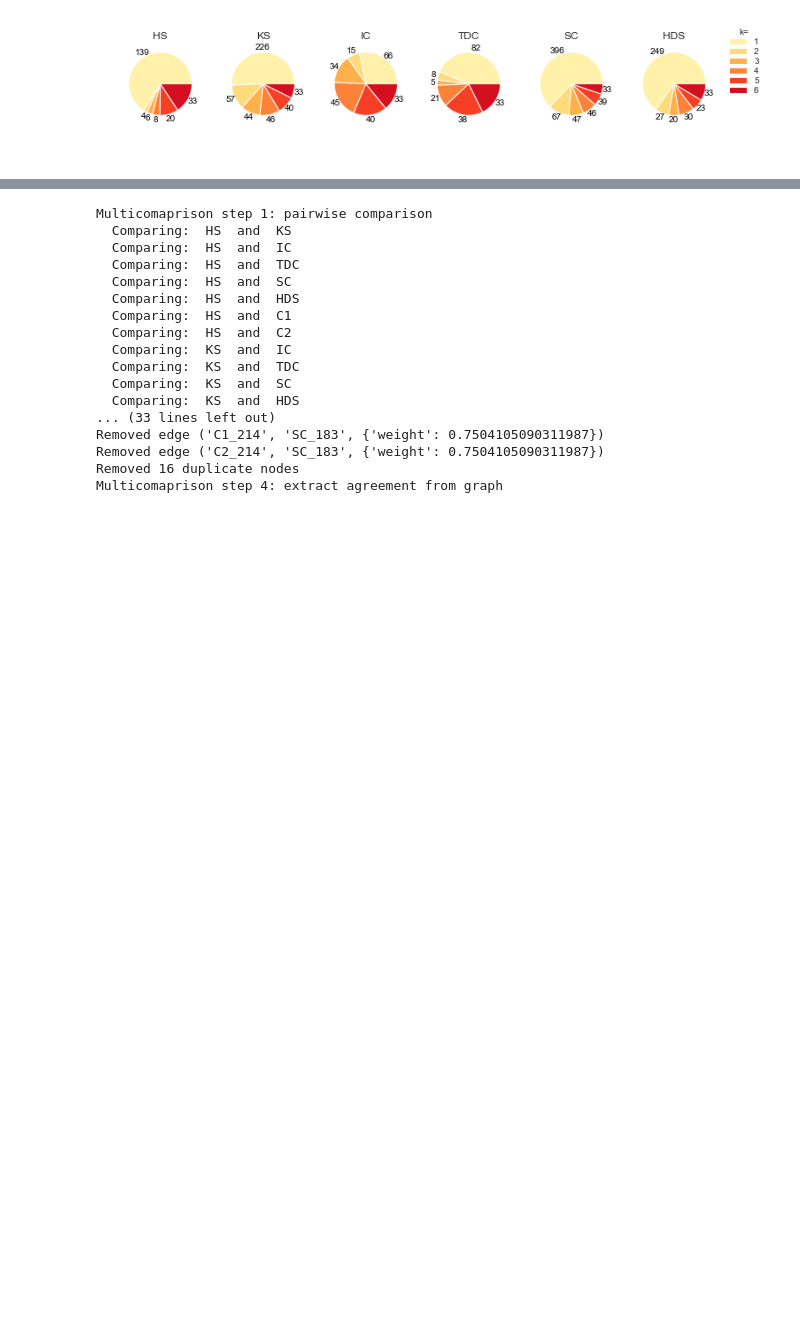
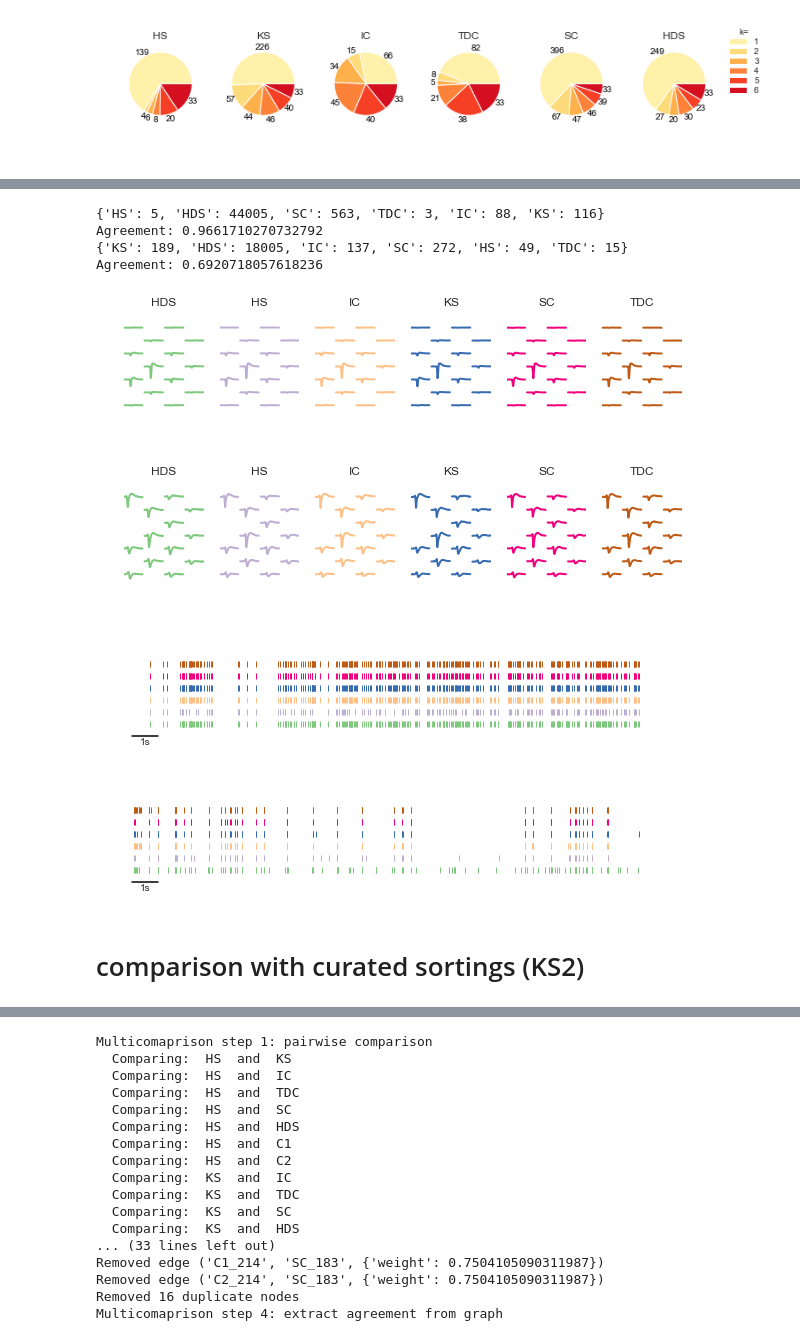
Before and after one commit to SpikeInterface/SpikeInterface.github.io, a Jupyter notebook: posts/consensus-method-for-a-neuropixels-recording.ipynb, the cells around one changed output, grey strips where cells are left out. Cells and saved outputs as stored; diff of their text form; code cells hidden in the pictures; blank space fills up the shorter version.

```diff
--- a/posts/consensus-method-for-a-neuropixels-recording.ipynb
+++ b/posts/consensus-method-for-a-neuropixels-recording.ipynb
@@ -212,3 +207,49 @@ w = sw.plot_multicomp_agreement_by_sorter(mcmp)
+# %%
+get_sorting = lambda u: [mcmp.sorting_list[i] for i,n in enumerate(mcmp.name_list) if n==u[0]][0]
+get_spikes = lambda u: [mcmp.sorting_list[i].get_unit_spike_train(u[1]) for i,n in enumerate(mcmp.name_list) if n==u[0]][0]
+# %%
+# one well matched and one not so well matched unit, all sorters
+show_units = [2,17]
+for i,unit in enumerate(show_units):
+    plt.figure(figsize=(10,2))
+    units = sorting.get_unit_property(sorting.get_unit_ids()[unit], 'sorter_unit_ids')
+    print(units)
+    print('Agreement: {}'.format(sorting.get_unit_property(sorting.get_unit_ids()[unit],'avg_agreement')))
+    cols = plt.cm.Accent(np.arange(len(units))/len(units))
+    for j,u in enumerate(dict(sorted(units.items())).items()):
+        ax = plt.subplot(1,len(units),j+1)
+        w = sw.plot_unit_templates(recording, get_sorting(u), unit_ids=(u[1],), max_spikes_per_unit=100,
+                               channel_locs=True, radius=75, show_all_channels=False, color=[cols[j]],
+                               lw=2, ax=ax, plot_channels=False, set_title=False, axis_equal=True)
+        ax = w.ax
+        ax.set_title(u[0])
+
+for i,unit in enumerate(show_units):
+    plt.figure(figsize=(10,2))
+    ax = plt.subplot(111)
+    units = sorting.get_unit_property(sorting.get_unit_ids()[unit], 'sorter_unit_ids')
+    cols = plt.cm.Accent(np.arange(len(units))/len(units))
+    for j,u in enumerate(dict(sorted(units.items())).items()):
+        s = get_sorting(u).get_units_spike_train((u[1],))[0]
+        s = s[s<20*get_sorting(u).get_sampling_frequency()]
+        plt.plot(s/get_sorting(u).get_sampling_frequency(), np.ones(len(s))*j, '|', color=cols[j], label=u[0])
+    ax.set_frame_on(False)
+    ax.set_xticks(())
+    ax.set_yticks(())
+    ax.plot((0,1),(-1,-1),'k')
+    ax.annotate('1s',(0.5,-1.75), ha='center')
+    plt.ylim((-2,len(units)+1))
+# %% [output]
+{'HS': 5, 'HDS': 44005, 'SC': 563, 'TDC': 3, 'IC': 88, 'KS': 116}
+Agreement: 0.9661710270732792
+{'KS': 189, 'HDS': 18005, 'IC': 137, 'SC': 272, 'HS': 49, 'TDC': 15}
+Agreement: 0.6920718057618236
+[figure, added]
+[figure, added]
+[figure, added]
+[figure, added]
+# %% [markdown]
+# comparison with curated sortings (KS2)
 # %%
 curated1 = se.NpzSortingExtractor('phy_curated_good.npz')
 curated2 = se.NpzSortingExtractor('sorting_JS.npz')
```
Also changed, not shown: parts of 19 cells of this notebook.
